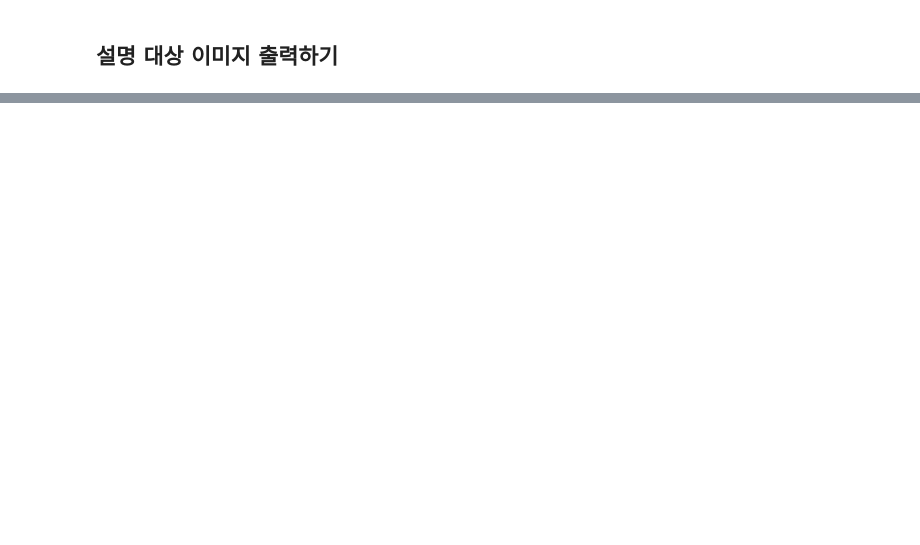
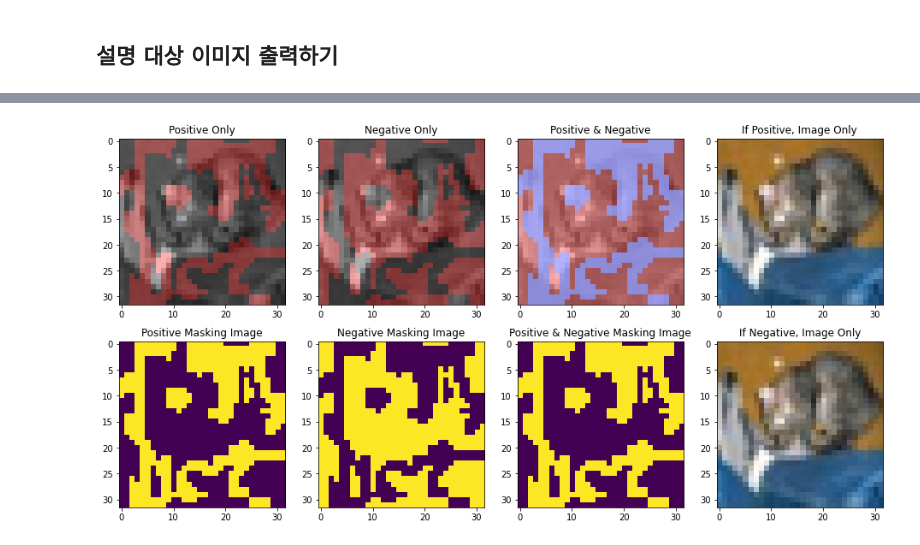
Before and after one commit to Pythonash/Projects, a Jupyter notebook: XAI_with_Titanic.ipynb, the cells around one changed output, grey strips where cells are left out. Cells and saved outputs as stored; diff of their text form; code cells hidden in the pictures; blank space fills up the shorter version.

```diff
--- a/XAI_with_Titanic.ipynb
+++ b/XAI_with_Titanic.ipynb
@@ -344,6 +325,6 @@ seg = SegmentationAlgorithm('slic',
 exp = explainer.explain_instance(img_x_test[0], # 샘플이미지 입력
                                  classifier_fn = image_model, # 설명 모델 입력
                                  top_labels =6, # 모델이 예측한 1등부터 6등까지의 분류 값을 분석
-                                 num_samples=1000, # 결정 경계를 결정하기 위해 샘플링하는 공간
+                                 num_samples=100000, # 결정 경계를 결정하기 위해 샘플링하는 공간
                                  segmentation_fn = seg)
 # %% [output]
@@ -394,0 +335,86 @@ exp.top_labels
+# %%
+%%time
+#===== 플랏팅하는거 참고용으로 알아두기 =====#
+#=================================================================================#
+
+#===== 서브 플랏 설정 =====#
+fig, ((ax1, ax2, ax3, ax4), (ax5, ax6, ax7, ax8)) = plt.subplots(2,4, figsize = (16,8))
+
+#===== 예측에 도움이 되는 부분만 사진에서 보여주게끔 출력하기 =====#
+temp, mask = exp.get_image_and_mask(3, # 이 자리에는 예측하려는 샘플의 정답 or 예측값이 들어가게 된다.
+                                       # 위에서 top_labels를 6개로 작성 했는데, 거기서 나온 레이블 중 하나를 입력해야 한다.
+                                       # exp.top_labels를 입력하면 [3, 8, 5, 2, 0, 6]이 나오므로, 이 예에서는 이 중 하나를 입력해야 한다.
+                                    positive_only = True, # 레이블을 인식한는 데에 도움이 되는(positive) 이미지 영역만 출력하는 파라미터
+                                                          # 만약 False면, 모든 이미지 조각에 대한 마스킹 레이블을 출력한다.
+                                    num_features =100, # XAI에 사용되는 분할 영역의 크기(슈퍼픽셀 개수)
+                                    hide_rest=False) # 설명 부분을 제외하고는 다 검은색으로 칠해버림
+ax1.imshow(label2rgb(mask, temp, bg_label = 0),
+           interpolation = 'nearest')
+ax1.set_title('Positive Only')
+
+#===== 예측에 도움이 안되는 부분만 사진에서 보여주게끔 출력하기 =====#
+temp, mask = exp.get_image_and_mask(3,
+                                    positive_only = False,
+                                    negative_only = True, # 이게 True, positive가 False면 예측에 부정적으로 기여하는 부분만 출력해 줌.
+                                    num_features = 100,
+                                    hide_rest = False)
+ax2.imshow(label2rgb(mask, temp, bg_label = 0),
+           interpolation = 'nearest')
+ax2.set_title('Negative Only')
+
+#===== 예측에 도움이 되는 부분과 안되는 부분 동시에 사진에서 보여주게끔 출력하기 =====#
+temp, mask = exp.get_image_and_mask(3,
+                                    positive_only = False,
+                                    negative_only = False, # 둘다 False면 도움이 되는 부분과 아닌 부분을 동시에 출력해준다.
+                                    num_features = 100,
+                                    hide_rest = False)
+ax3.imshow(label2rgb(mask, temp, bg_label = 0),
+           interpolation = 'nearest')
+ax3.set_title('Positive & Negative')
+
+
+#===== Positive일때 나타나는 이미지 출력 =====#
+temp, mask = exp.get_image_and_mask(3,
+                                    positive_only = True,
+                                    negative_only = False,
+                                    num_features = 100,
+                                    hide_rest = False)
+ax4.imshow(temp, interpolation = 'nearest')
+ax4.set_title('If Positive, Image Only')
+
+#===== 예측에 도움이 되는 부분을 마스킹 한 부분 출력 =====#
+temp, mask = exp.get_image_and_mask(3,
+                                    positive_only = True,
+                                    num_features =100,
+                                    hide_rest=False)
+ax5.imshow(mask, interpolation='nearest')
+ax5.set_title('Positive Masking Image')
+
+#===== 예측에 도움이 안되는 부분을 마스킹 한 부분 출력 =====#
+temp, mask = exp.get_image_and_mask(3,
+                                    positive_only = False,
+                                    negative_only = True,
+                                    num_features = 100,
+                                    hide_rest = False)
+ax6.imshow(mask, interpolation ='nearest')
+ax6.set_title('Negative Masking Image')
+
+#===== 예측에 도움이 된 부분과 안된 부분을 마스킹 한 부분 출력 =====#
+temp, mask = exp.get_image_and_mask(3,
+                                    positive_only = False,
+                                    negative_only = False,
+                                    num_features = 100,
+                                    hide_rest = False)
+ax7.imshow(mask, interpolation = 'nearest')
+ax7.set_title('Positive & Negative Masking Image')
+
+
+#===== Negative일때 나타나는 이미지 =====#
+temp, mask = exp.get_image_and_mask(3,
+                                    positive_only = False,
+                                    negative_only = True,
+                                    num_features = 100,
+                                    hide_rest = False)
+ax8.imshow(temp, interpolation = 'nearest')
+ax8.set_title('If Negative, Image Only')
+# %% [output]
@@ -394,0 +423 @@ exp.top_labels
+[figure, added]
```
Also changed, not shown: parts of 6 cells of this notebook.
